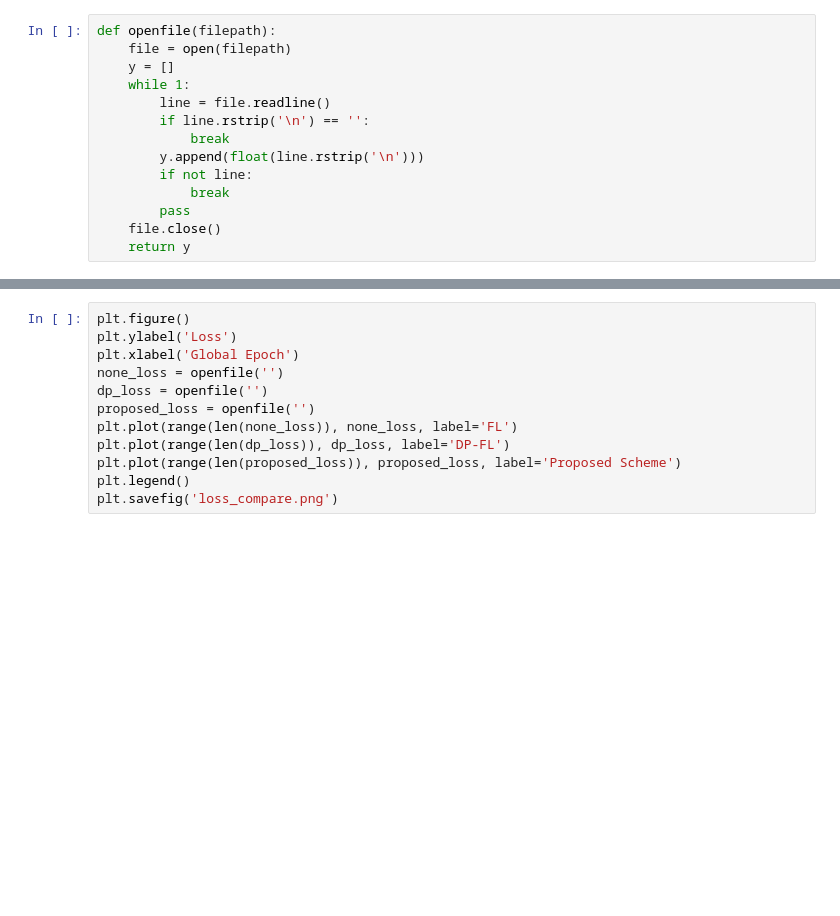
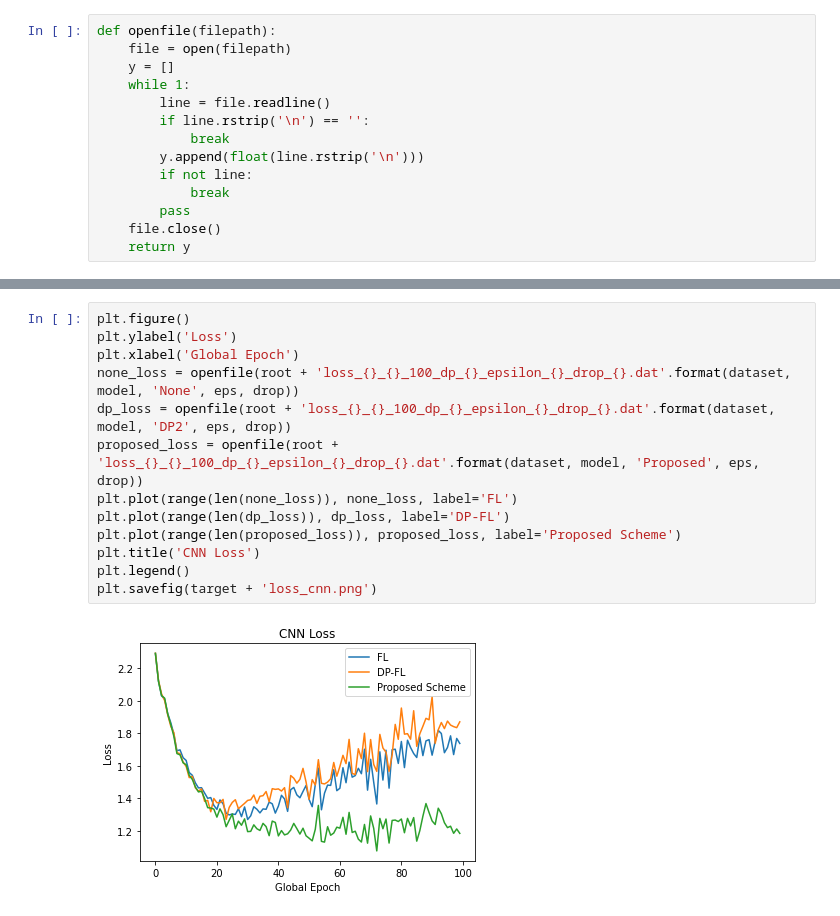
Before and after one commit to Wayne310400/DPtest, a Jupyter notebook: Differential-Privacy-Based-Federated-Learning-master/experiment/draw.ipynb, the cells around one changed output, grey strips where cells are left out. Saved outputs shown, nothing was run; the diff lists cells and outputs as text; blank space fills up the shorter version.

```diff
--- a/Differential-Privacy-Based-Federated-Learning-master/experiment/draw.ipynb
+++ b/Differential-Privacy-Based-Federated-Learning-master/experiment/draw.ipynb
@@ -29,14 +47,17 @@ plt.savefig('acc_compare.png')
 # %%
 plt.figure()
 plt.ylabel('Loss')
 plt.xlabel('Global Epoch')
-none_loss = openfile('')
-dp_loss = openfile('')
-proposed_loss = openfile('')
+none_loss = openfile(root + 'loss_{}_{}_100_dp_{}_epsilon_{}_drop_{}.dat'.format(dataset, model, 'None', eps, drop))
+dp_loss = openfile(root + 'loss_{}_{}_100_dp_{}_epsilon_{}_drop_{}.dat'.format(dataset, model, 'DP2', eps, drop))
+proposed_loss = openfile(root + 'loss_{}_{}_100_dp_{}_epsilon_{}_drop_{}.dat'.format(dataset, model, 'Proposed', eps, drop))
 plt.plot(range(len(none_loss)), none_loss, label='FL')
 plt.plot(range(len(dp_loss)), dp_loss, label='DP-FL')
 plt.plot(range(len(proposed_loss)), proposed_loss, label='Proposed Scheme')
+plt.title('CNN Loss')
 plt.legend()
-plt.savefig('loss_compare.png')
+plt.savefig(target + 'loss_cnn.png')
+# %% [output]
+[figure, added]
 # %%
 plt.figure()
```
Also changed, not shown: parts of 7 cells of this notebook, 1 other file.
